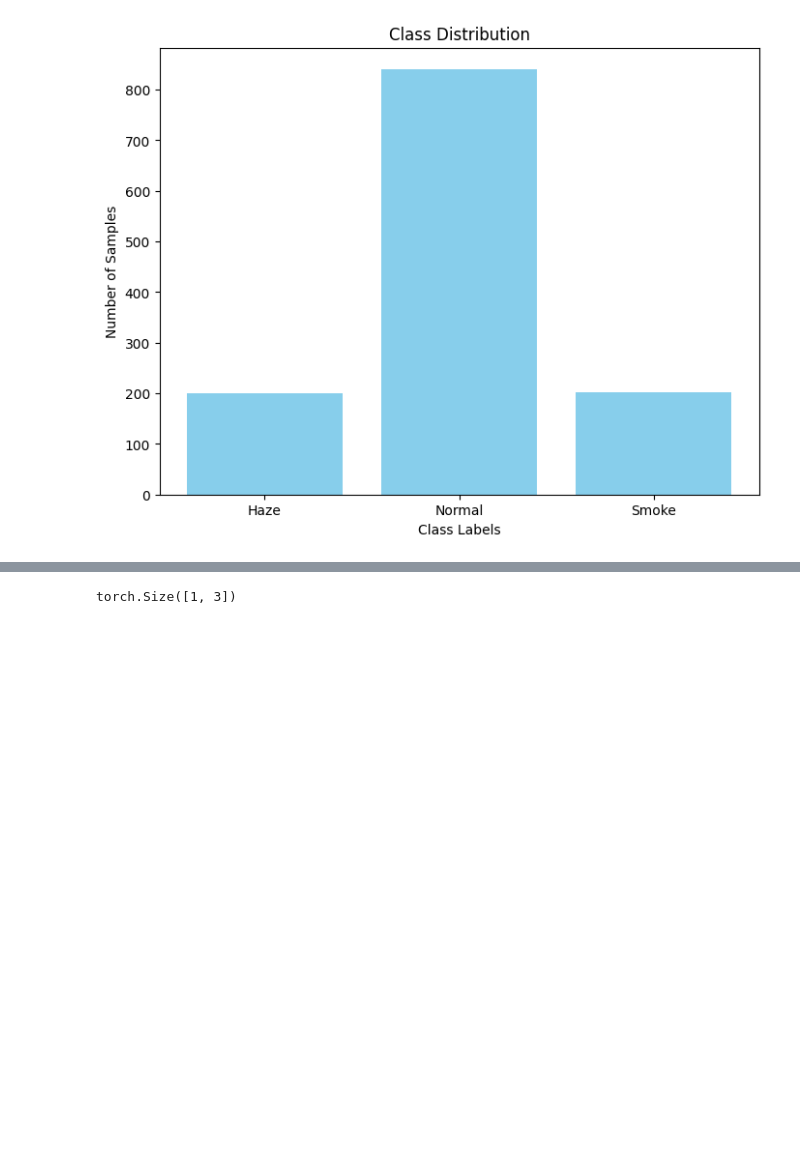
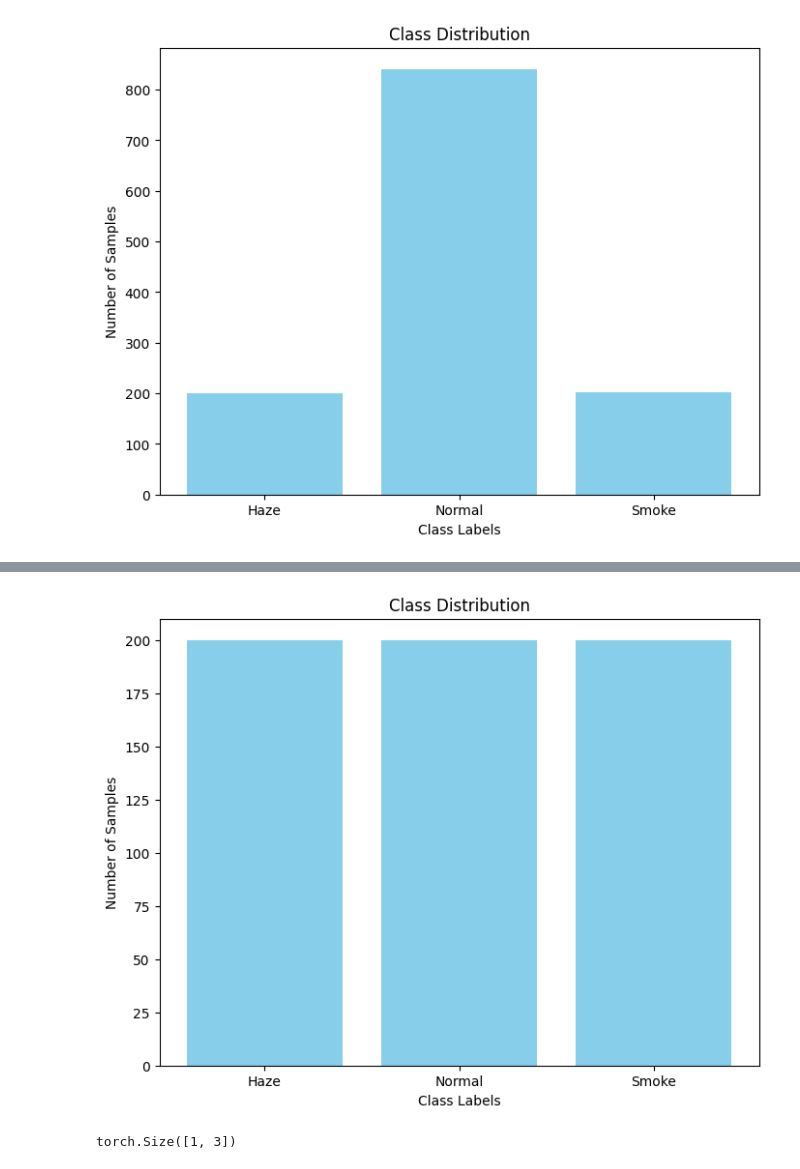
Before and after one commit to guanyuehan/hacx-cs10, a Jupyter notebook: Models/start.ipynb, the cells around one changed output, grey strips where cells are left out. Drawn from its saved outputs; the diff is of its cells as text; code cells hidden in the pictures; blank space fills up the shorter version.

```diff
--- a/Models/start.ipynb
+++ b/Models/start.ipynb
@@ -65 +112,6 @@ plot_class_distribution(test_dset, LABELS)
+# %%
+balanced_test_dset = undersample_dataset(test_dset)
+plot_class_distribution(balanced_test_dset, LABELS)
+# %% [output]
+[figure, added]
 # %%
```
Also changed, not shown: parts of 20 cells of this notebook, 6 other files.
